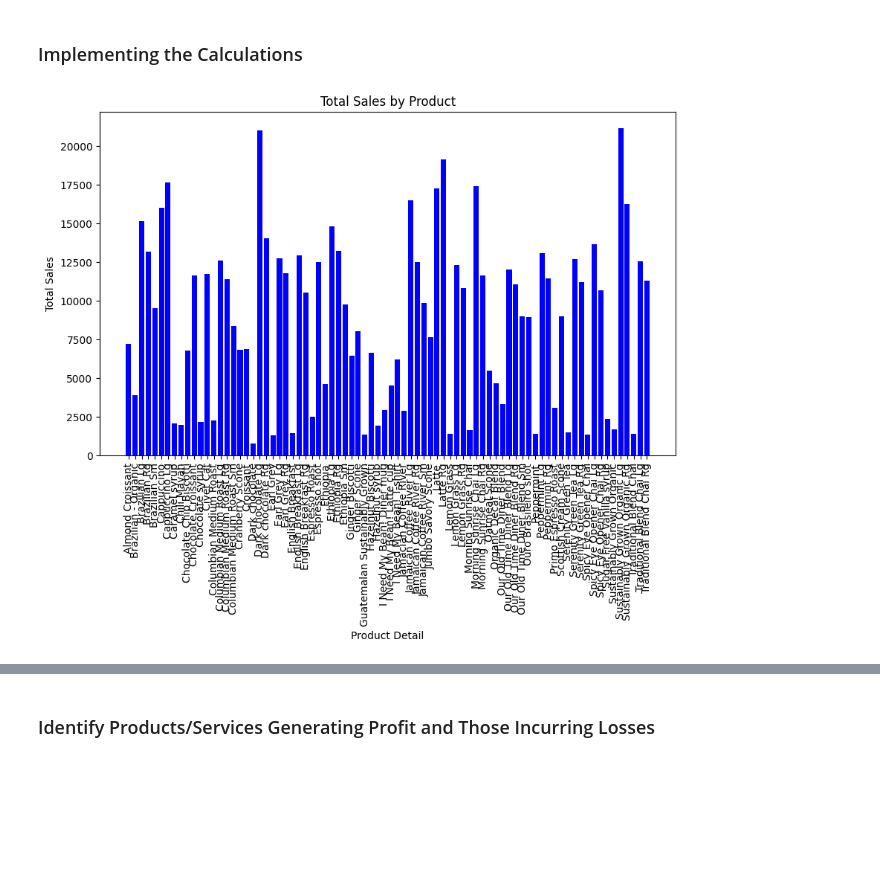
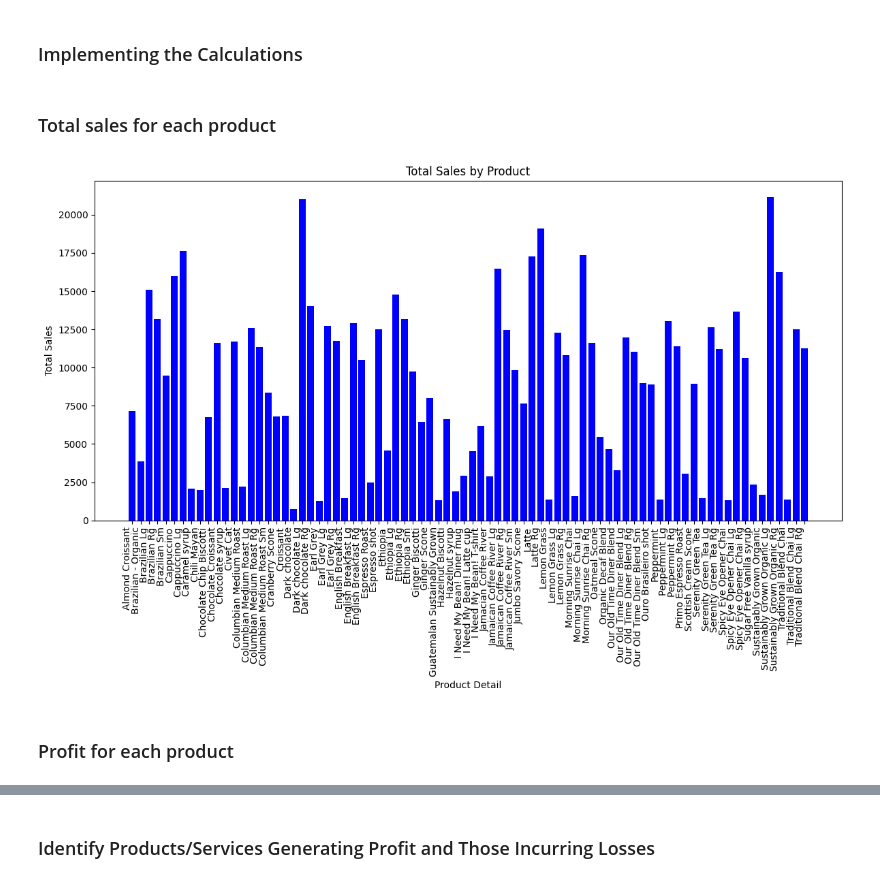
Before and after one commit to iamarslankhalid/Predictive_Analysis_Coffee_Shop, a Jupyter notebook: predictive_analysis.ipynb, the cells around one changed output, grey strips where cells are left out. Cells and saved outputs as stored; diff of their text form; code cells hidden in the pictures; blank space fills up the shorter version.

Commit message:
add graphs

```diff
--- a/predictive_analysis.ipynb
+++ b/predictive_analysis.ipynb
@@ -229,17 +229,22 @@ product_summary = data_cleaned.groupby('product_detail').agg({
 # %%
 # Calculate profit
 product_summary['profit'] = product_summary['total_sales'] - (product_summary['transaction_qty'] * product_summary['unit_price'])
+# %% [markdown]
+### Total sales for each product
 # %%
 # Plot total sales for each product
-plt.figure(figsize=(10, 6))
+plt.figure(figsize=(12, 8))
 plt.bar(product_summary['product_detail'], product_summary['total_sales'], color='blue')
 plt.xlabel('Product Detail')
 plt.ylabel('Total Sales')
 plt.title('Total Sales by Product')
-plt.xticks(rotation=90)
+plt.xticks(rotation=90, ha='right')
+plt.tight_layout()  # Adjusts the plot to ensure everything fits without overlapping
 plt.show()
 # %% [output]
-[figure, old version]
+[figure, new version]
+# %% [markdown]
+### Profit for each product
 # %%
 # Plot profit for each product
 plt.figure(figsize=(12, 6))
```
Also changed, not shown: parts of 17 cells of this notebook, 1 other file.
